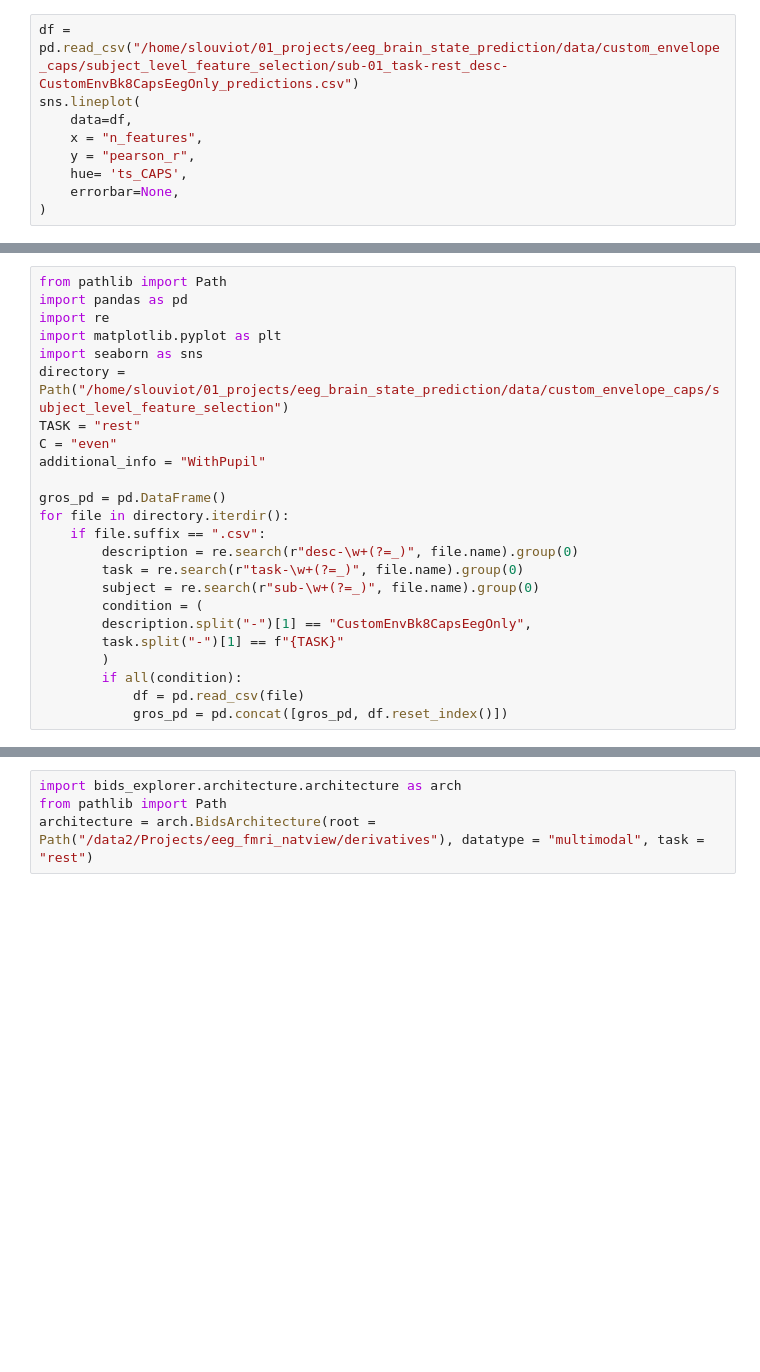
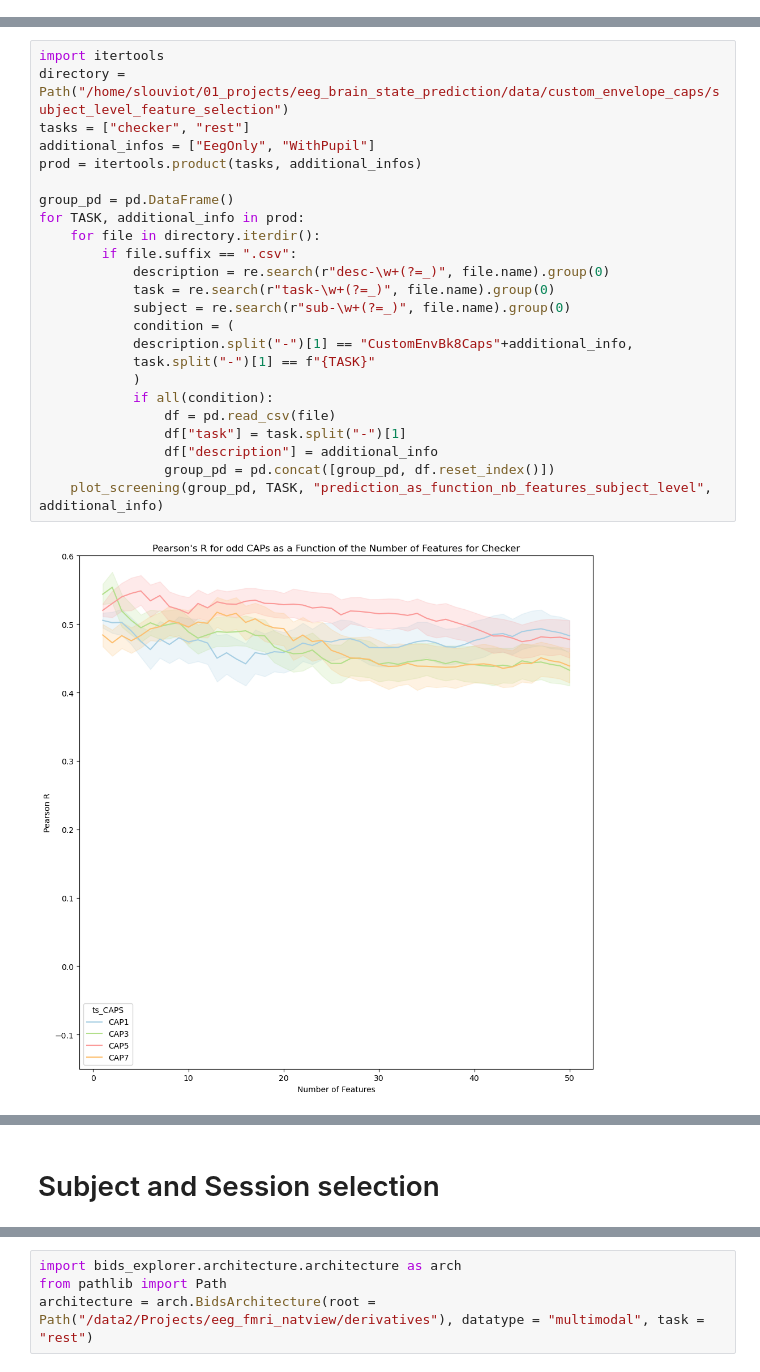
Before and after one commit to Sam54000/eeg_brain_state_prediction, a Jupyter notebook: labs/plotting_screening_nb_features.ipynb, the cells around one changed output, grey strips where cells are left out. Cells and saved outputs as stored; diff of their text form; blank space fills up the shorter version.

```diff
--- a/labs/plotting_screening_nb_features.ipynb
+++ b/labs/plotting_screening_nb_features.ipynb
@@ -13,9 +0,0 @@ import seaborn as sns
-# %%
-df = pd.read_csv("/home/slouviot/01_projects/eeg_brain_state_prediction/data/custom_envelope_caps/subject_level_feature_selection/sub-01_task-rest_desc-CustomEnvBk8CapsEegOnly_predictions.csv")
-sns.lineplot(
-    data=df,
-    x = "n_features",
-    y = "pearson_r",
-    hue= 'ts_CAPS',
-    errorbar=None,
-)
@@ -40,24 +41,26 @@ sns.lineplot(
 # %%
-from pathlib import Path
-import pandas as pd
-import re
-import matplotlib.pyplot as plt
-import seaborn as sns
+import itertools
 directory = Path("/home/slouviot/01_projects/eeg_brain_state_prediction/data/custom_envelope_caps/subject_level_feature_selection")
-TASK = "rest"
-C = "even"
-additional_info = "WithPupil"
+tasks = ["checker", "rest"]
+additional_infos = ["EegOnly", "WithPupil"]
+prod = itertools.product(tasks, additional_infos)
 
-gros_pd = pd.DataFrame()
-for file in directory.iterdir():
-    if file.suffix == ".csv":
-        description = re.search(r"desc-\w+(?=_)", file.name).group(0)
-        task = re.search(r"task-\w+(?=_)", file.name).group(0)
-        subject = re.search(r"sub-\w+(?=_)", file.name).group(0)
-        condition = (
-        description.split("-")[1] == "CustomEnvBk8CapsEegOnly",
-        task.split("-")[1] == f"{TASK}"
-        )
-        if all(condition):
-            df = pd.read_csv(file)
-            gros_pd = pd.concat([gros_pd, df.reset_index()])
+group_pd = pd.DataFrame()
+for TASK, additional_info in prod:
+    for file in directory.iterdir():
+        if file.suffix == ".csv":
+            description = re.search(r"desc-\w+(?=_)", file.name).group(0)
+            task = re.search(r"task-\w+(?=_)", file.name).group(0)
+            subject = re.search(r"sub-\w+(?=_)", file.name).group(0)
+            condition = (
+            description.split("-")[1] == "CustomEnvBk8Caps"+additional_info,
+            task.split("-")[1] == f"{TASK}"
+            )
+            if all(condition):
+                df = pd.read_csv(file)
+                df["task"] = task.split("-")[1]
+                df["description"] = additional_info
+                group_pd = pd.concat([group_pd, df.reset_index()])
+    plot_screening(group_pd, TASK, "prediction_as_function_nb_features_subject_level", additional_info)
+# %% [output]
+[figure, added]
@@ -63,0 +74,2 @@ for file in directory.iterdir():
+# %% [markdown]
+# Subject and Session selection
```
Also changed, not shown: parts of 27 cells of this notebook, 17 other files.
